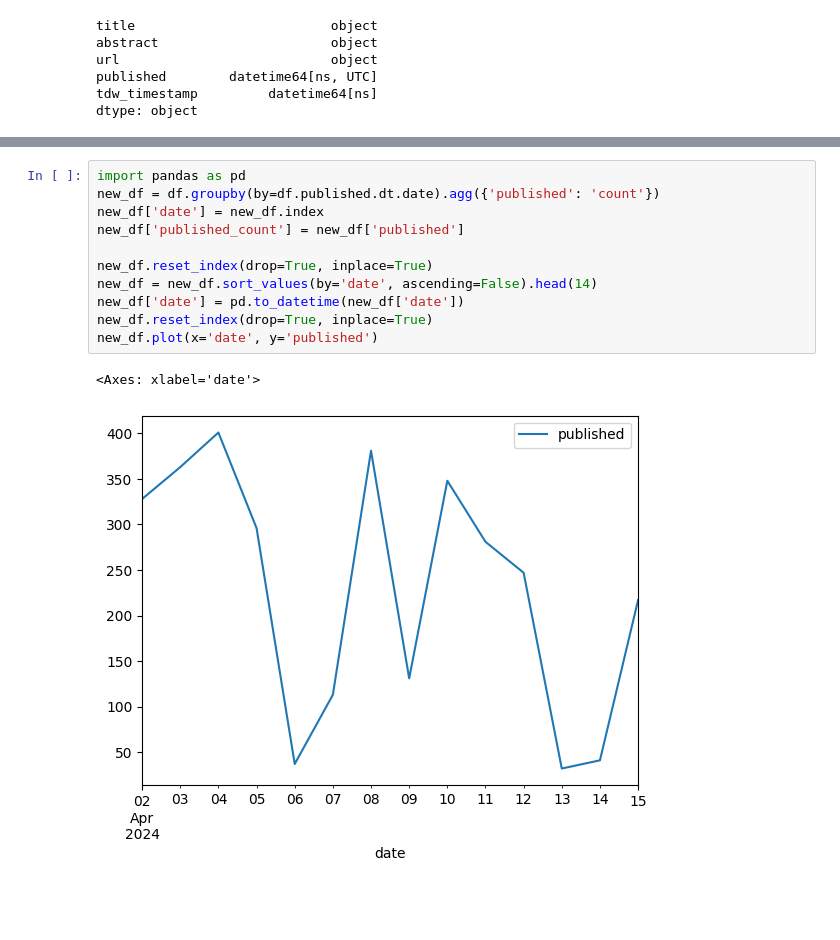
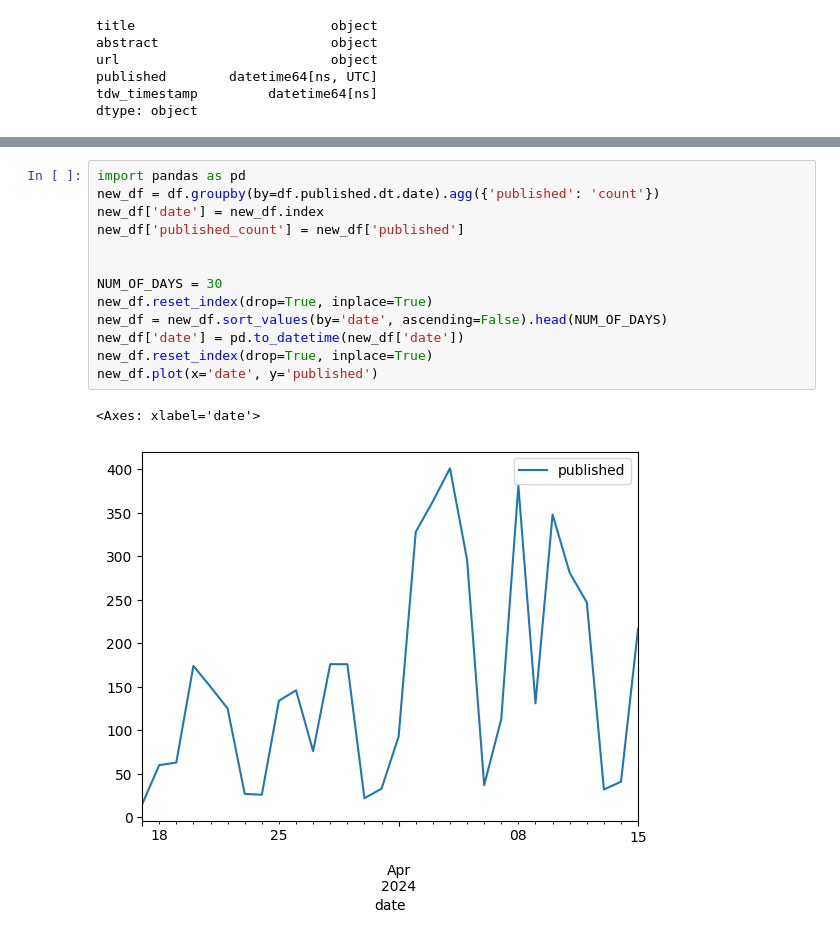
Before and after one commit to state-of-the-art-with-ai/state-of-the-art-with-ai, a Jupyter notebook: notebooks/inspect_papers.ipynb, the cells around one changed output, grey strips where cells are left out. Drawn from its saved outputs; the diff is of its cells as text; blank space fills up the shorter version.

```diff
--- a/notebooks/inspect_papers.ipynb
+++ b/notebooks/inspect_papers.ipynb
@@ -49,14 +31,16 @@ df.groupby(by=df.published.dt.date).agg({'published': 'count'})
 # %%
 import pandas as pd
 new_df = df.groupby(by=df.published.dt.date).agg({'published': 'count'})
 new_df['date'] = new_df.index
 new_df['published_count'] = new_df['published']
 
+
+NUM_OF_DAYS = 30
 new_df.reset_index(drop=True, inplace=True)
-new_df = new_df.sort_values(by='date', ascending=False).head(14)
+new_df = new_df.sort_values(by='date', ascending=False).head(NUM_OF_DAYS)
 new_df['date'] = pd.to_datetime(new_df['date'])
 new_df.reset_index(drop=True, inplace=True)
 new_df.plot(x='date', y='published')
 # %% [output]
 <Axes: xlabel='date'>
-[figure, old version]
+[figure, new version]
```
Also changed, not shown: parts of 1 cell of this notebook.
